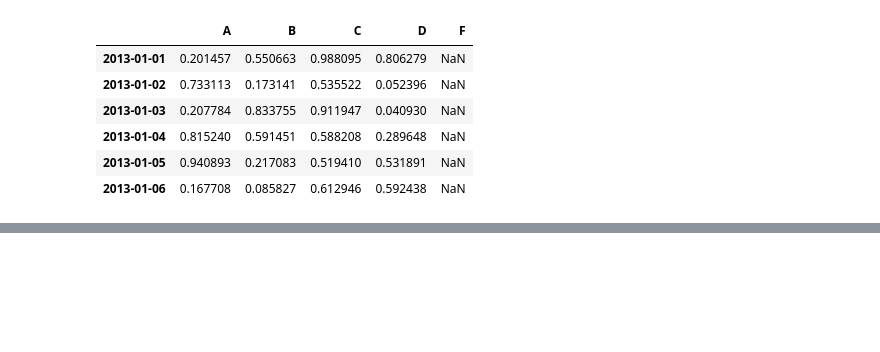
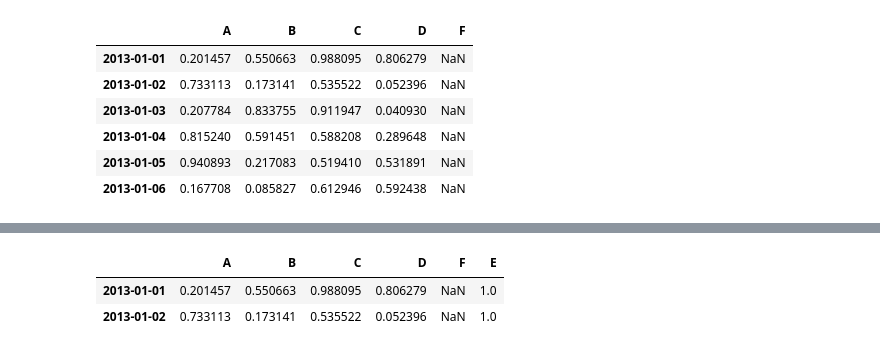
Before and after one commit to gafstar/Pandas, a Jupyter notebook: Pandas/10 min tutorial.ipynb, the cells around one changed output, grey strips where cells are left out. Drawn from its saved outputs; the diff is of its cells as text; code cells hidden in the pictures; blank space fills up the shorter version.

```diff
--- a/Pandas/10 min tutorial.ipynb
+++ b/Pandas/10 min tutorial.ipynb
@@ -250,0 +265,6 @@ df
+# %%
+df1[df1['E'].notnull()]
+# %% [output]
+|  | A | B | C | D | F | E |
+| 2013-01-01 | 0.201457 | 0.550663 | 0.988095 | 0.806279 | NaN | 1.0 |
+| 2013-01-02 | 0.733113 | 0.173141 | 0.535522 | 0.052396 | NaN | 1.0 |
```
Also changed, not shown: parts of 6 cells of this notebook, 1 other file.
